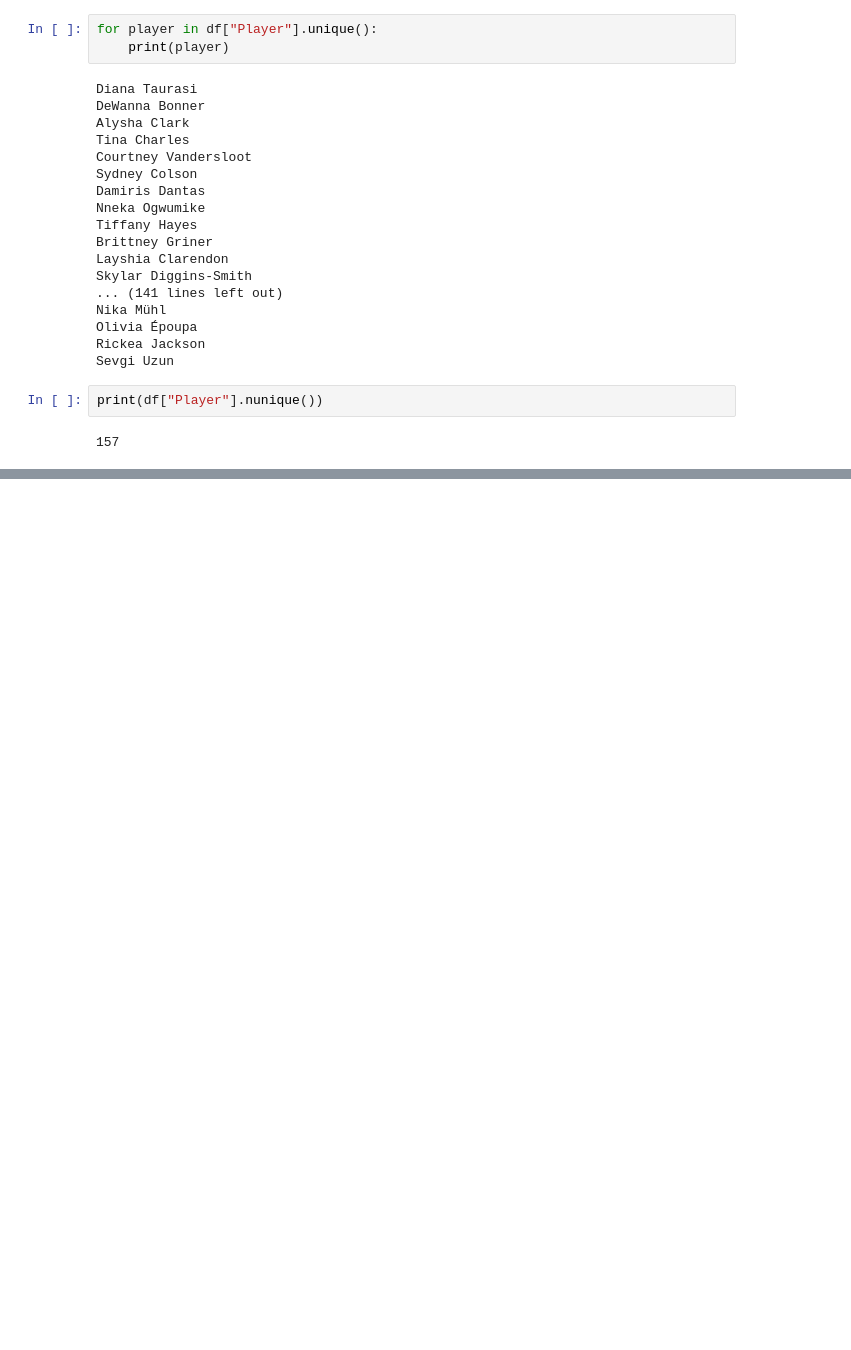
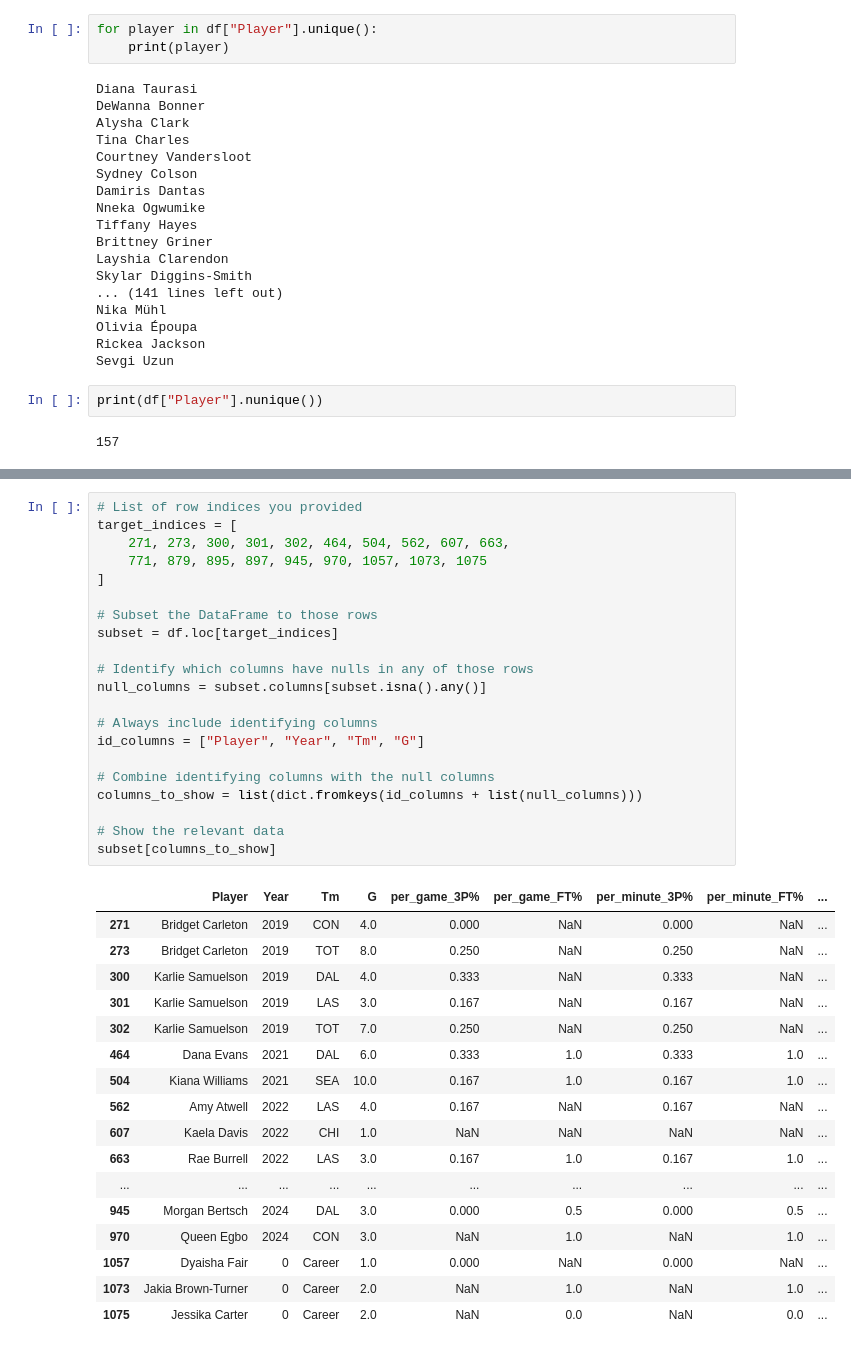
Before and after one commit to colterwood/LHL-final-final-project, a Jupyter notebook: notebooks/player_data.ipynb, the cells around one changed output, grey strips where cells are left out. Drawn from its saved outputs; the diff is of its cells as text; blank space fills up the shorter version.

```diff
--- a/notebooks/player_data.ipynb
+++ b/notebooks/player_data.ipynb
@@ -499,0 +932,39 @@ files.download("player_data.csv")
+# %%
+# List of row indices you provided
+target_indices = [
+    271, 273, 300, 301, 302, 464, 504, 562, 607, 663,
+    771, 879, 895, 897, 945, 970, 1057, 1073, 1075
+]
+
+# Subset the DataFrame to those rows
+subset = df.loc[target_indices]
+
+# Identify which columns have nulls in any of those rows
+null_columns = subset.columns[subset.isna().any()]
+
+# Always include identifying columns
+id_columns = ["Player", "Year", "Tm", "G"]
+
+# Combine identifying columns with the null columns
+columns_to_show = list(dict.fromkeys(id_columns + list(null_columns)))
+
+# Show the relevant data
+subset[columns_to_show]
+# %% [output]
+|  | Player | Year | Tm | G | per_game_3P% | per_game_FT% | per_minute_3P% | per_minute_FT% | ... |
+| 271 | Bridget Carleton | 2019 | CON | 4.0 | 0.000 | NaN | 0.000 | NaN | ... |
+| 273 | Bridget Carleton | 2019 | TOT | 8.0 | 0.250 | NaN | 0.250 | NaN | ... |
+| 300 | Karlie Samuelson | 2019 | DAL | 4.0 | 0.333 | NaN | 0.333 | NaN | ... |
+| 301 | Karlie Samuelson | 2019 | LAS | 3.0 | 0.167 | NaN | 0.167 | NaN | ... |
+| 302 | Karlie Samuelson | 2019 | TOT | 7.0 | 0.250 | NaN | 0.250 | NaN | ... |
+| 464 | Dana Evans | 2021 | DAL | 6.0 | 0.333 | 1.0 | 0.333 | 1.0 | ... |
+| 504 | Kiana Williams | 2021 | SEA | 10.0 | 0.167 | 1.0 | 0.167 | 1.0 | ... |
+| 562 | Amy Atwell | 2022 | LAS | 4.0 | 0.167 | NaN | 0.167 | NaN | ... |
+| 607 | Kaela Davis | 2022 | CHI | 1.0 | NaN | NaN | NaN | NaN | ... |
+| 663 | Rae Burrell | 2022 | LAS | 3.0 | 0.167 | 1.0 | 0.167 | 1.0 | ... |
+| ... | ... | ... | ... | ... | ... | ... | ... | ... | ... |
+| 945 | Morgan Bertsch | 2024 | DAL | 3.0 | 0.000 | 0.5 | 0.000 | 0.5 | ... |
+| 970 | Queen Egbo | 2024 | CON | 3.0 | NaN | 1.0 | NaN | 1.0 | ... |
+| 1057 | Dyaisha Fair | 0 | Career | 1.0 | 0.000 | NaN | 0.000 | NaN | ... |
+| 1073 | Jakia Brown-Turner | 0 | Career | 2.0 | NaN | 1.0 | NaN | 1.0 | ... |
+| 1075 | Jessika Carter | 0 | Career | 2.0 | NaN | 0.0 | NaN | 0.0 | ... |
```
Also changed, not shown: parts of 69 cells of this notebook.
